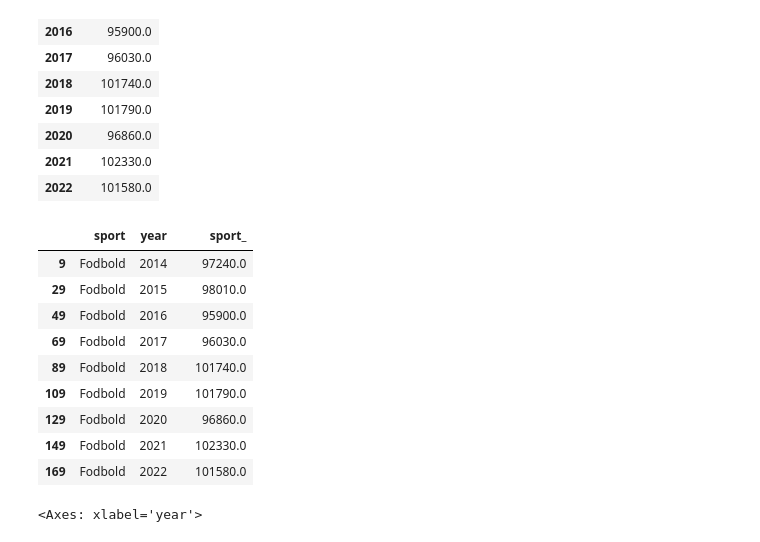
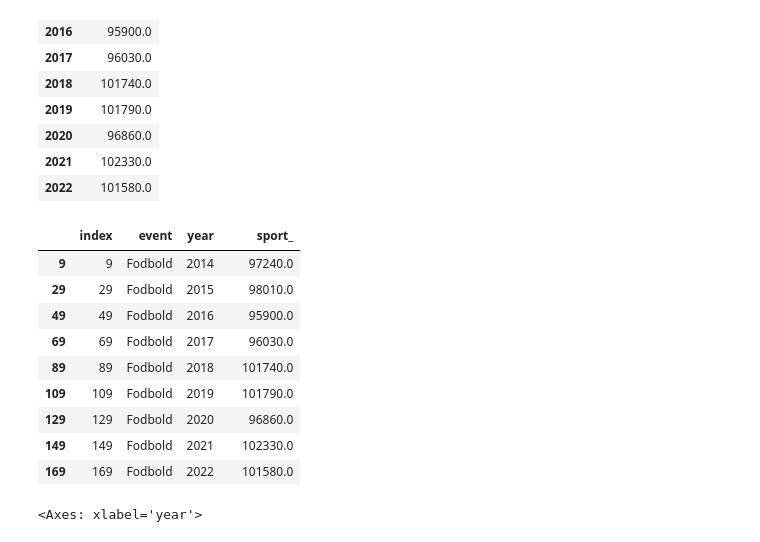
Before and after one commit to NumEconCopenhagen/projects-2024-Simon-C-og-Jens-H, a Jupyter notebook: dataproject/dataproject.ipynb, the cells around one changed output. Cells and saved outputs as stored; diff of their text form; code cells hidden in the pictures.

```diff
--- a/dataproject/dataproject.ipynb
+++ b/dataproject/dataproject.ipynb
@@ -222,6 +225,6 @@ sport_cleaned.loc[sport_cleaned.sport == 'Fodbold']
 | 9 |  | Fodbold | 97240.0 | 98010.0 | 95900.0 | 96030.0 | 101740.0 | 101790.0 | 96860.0 | ... |
 # %%
-sport_long = pd.wide_to_long(sport_cleaned, stubnames='sport_', i='sport', j='year')
+sport_long = pd.wide_to_long(sport_cleaned, stubnames='sport_', i='event', j='year')
 sport_long.head(10)
 # %% [output]
 |  |  |  | sport_ |
@@ -252,16 +255,16 @@ sport_long.xs('Fodbold', level='sport')
 | 2022 |  | 101580.0 |
 # %%
 sport_long = sport_long.reset_index()
-sport_long.loc[sport_long.sport == 'Fodbold', :]
+sport_long.loc[sport_long.event == 'Fodbold', :]
 # %% [output]
-|  | sport | year |  | sport_ |
-| 9 | Fodbold | 2014 |  | 97240.0 |
-| 29 | Fodbold | 2015 |  | 98010.0 |
-| 49 | Fodbold | 2016 |  | 95900.0 |
-| 69 | Fodbold | 2017 |  | 96030.0 |
-| 89 | Fodbold | 2018 |  | 101740.0 |
-| 109 | Fodbold | 2019 |  | 101790.0 |
-| 129 | Fodbold | 2020 |  | 96860.0 |
-| 149 | Fodbold | 2021 |  | 102330.0 |
-| 169 | Fodbold | 2022 |  | 101580.0 |
+|  | index | event | year |  | sport_ |
+| 9 | 9 | Fodbold | 2014 |  | 97240.0 |
+| 29 | 29 | Fodbold | 2015 |  | 98010.0 |
+| 49 | 49 | Fodbold | 2016 |  | 95900.0 |
+| 69 | 69 | Fodbold | 2017 |  | 96030.0 |
+| 89 | 89 | Fodbold | 2018 |  | 101740.0 |
+| 109 | 109 | Fodbold | 2019 |  | 101790.0 |
+| 129 | 129 | Fodbold | 2020 |  | 96860.0 |
+| 149 | 149 | Fodbold | 2021 |  | 102330.0 |
+| 169 | 169 | Fodbold | 2022 |  | 101580.0 |
 # %%
```
Also changed, not shown: parts of 10 cells of this notebook.
